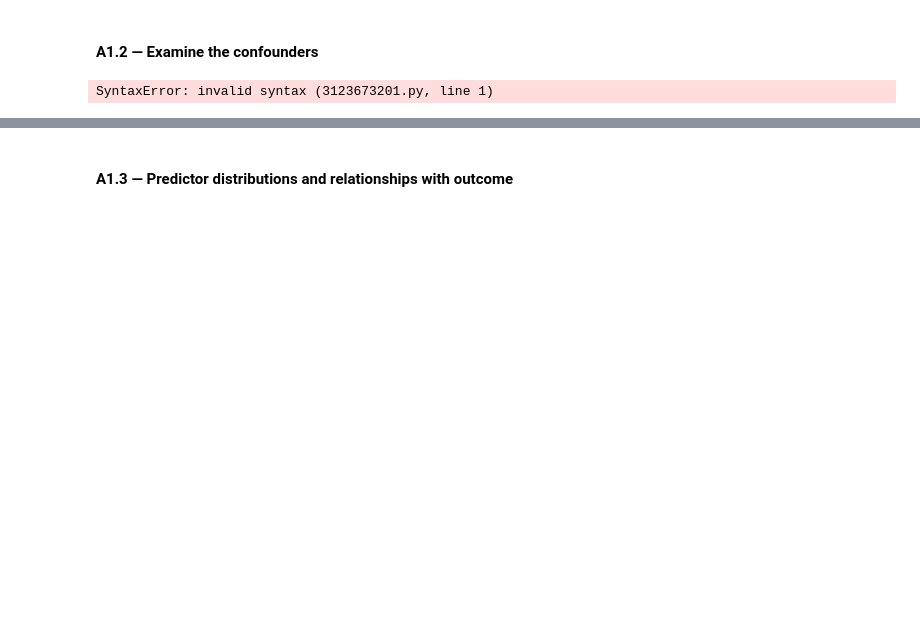
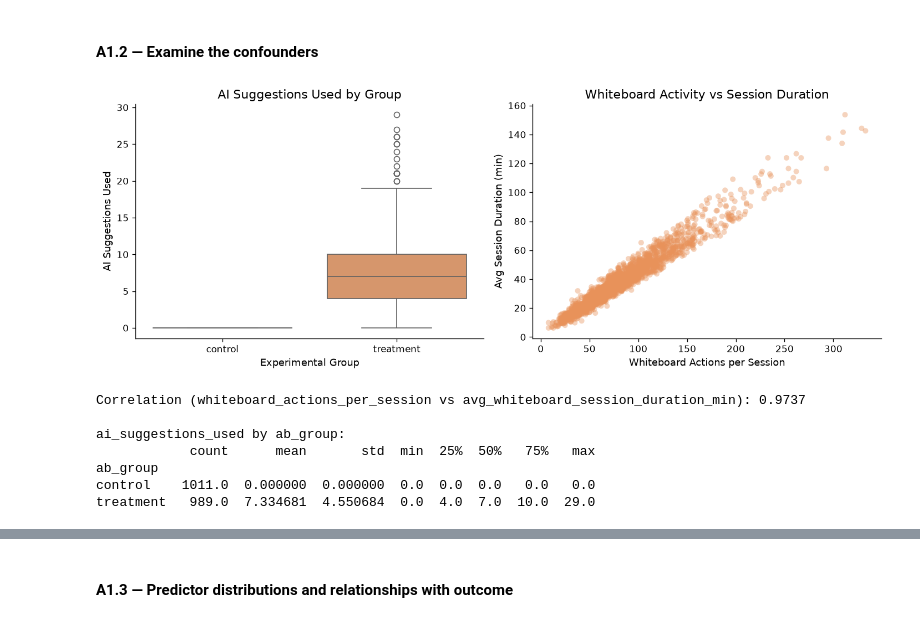
Before and after one commit to MarcusC2003/IAT461-Assignment02, a Jupyter notebook: IAT461_A2_Scaffold_empty.ipynb, the cells around one changed output, grey strips where cells are left out. Saved outputs shown, nothing was run; the diff lists cells and outputs as text; code cells hidden in the pictures; blank space fills up the shorter version.

```diff
--- a/IAT461_A2_Scaffold_empty.ipynb
+++ b/IAT461_A2_Scaffold_empty.ipynb
@@ -188,24 +192,49 @@ The Q-Q plot shows an
 # %% [markdown]
 #### A1.2 — Examine the confounders
 # %%
-// Define the analytical pipeline
-BEGIN
-    Load AB testing dataset
+# BEGIN
+# Load AB testing dataset
+# (df_ab already loaded)
 
-    // 1. Visual Exploratory Data Analysis
-    Initialize side-by-side visualization layouts
+# // 1. Visual Exploratory Data Analysis
+# Initialize side-by-side visualization layouts
+fig, axes = plt.subplots(1, 2, figsize=(12, 4.5))
 
-    Draw boxplot comparison of AI suggestion usage across experimental groups
-    Draw scatter plot comparing whiteboard activity density against session durations
+# Draw boxplot comparison of AI suggestion usage across experimental groups
+sns.boxplot(data=df_ab, x='ab_group', y='ai_suggestions_used', ax=axes[0], color=ACCENT)
+axes[0].set_title('AI Suggestions Used by Group')
+axes[0].set_xlabel('Experimental Group')
+axes[0].set_ylabel('AI Suggestions Used')
 
-    Optimize layout and display visualizations
+# Draw scatter plot comparing whiteboard activity density against session durations
+axes[1].scatter(df_ab['whiteboard_actions_per_session'], df_ab['avg_whiteboard_session_duration_min'],
+                alpha=0.4, color=ACCENT, edgecolor='none')
+axes[1].set_title('Whiteboard Activity vs Session Duration')
+axes[1].set_xlabel('Whiteboard Actions per Session')
+axes[1].set_ylabel('Avg Session Duration (min)')
 
-    // 2. Statistical Analysis
-    Calculate and print the correlation between whiteboard activity and session duration
-    Calculate and print descriptive statistics for AI suggestion usage grouped by treatment group
-END
+# Optimize layout and display visualizations
+plt.tight_layout()
+plt.show()
+
+# // 2. Statistical Analysis
+# Calculate and print the correlation between whiteboard activity and session duration
+corr = df_ab['whiteboard_actions_per_session'].corr(df_ab['avg_whiteboard_session_duration_min'])
+print(f"Correlation (whiteboard_actions_per_session vs avg_whiteboard_session_duration_min): {corr:.4f}")
+
+# Calculate and print descriptive statistics for AI suggestion usage grouped by treatment group
+print("\nai_suggestions_used by ab_group:")
+print(df_ab.groupby('ab_group')['ai_suggestions_used'].describe())
+# END
 # %% [output]
+[figure, added]
-SyntaxError: invalid syntax (3123673201.py, line 1)
+Correlation (whiteboard_actions_per_session vs avg_whiteboard_session_duration_min): 0.9737
+
+ai_suggestions_used by ab_group:
+            count      mean       std  min  25%  50%   75%   max
+ab_group
+control    1011.0  0.000000  0.000000  0.0  0.0  0.0   0.0   0.0
+treatment   989.0  7.334681  4.550684  0.0  4.0  7.0  10.0  29.0
 # %% [markdown]
 **✏️ Your interpretation (A1.2):**
 
```
Also changed, not shown: parts of 21 cells of this notebook.
